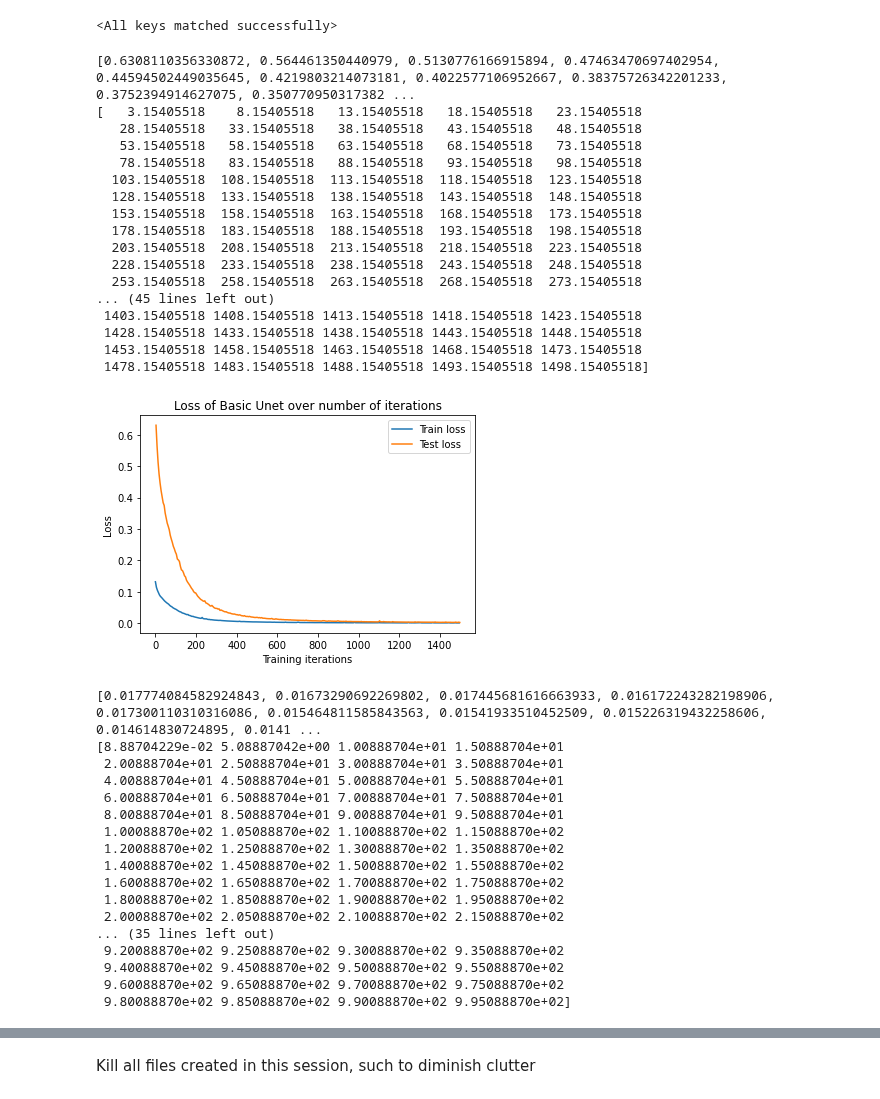
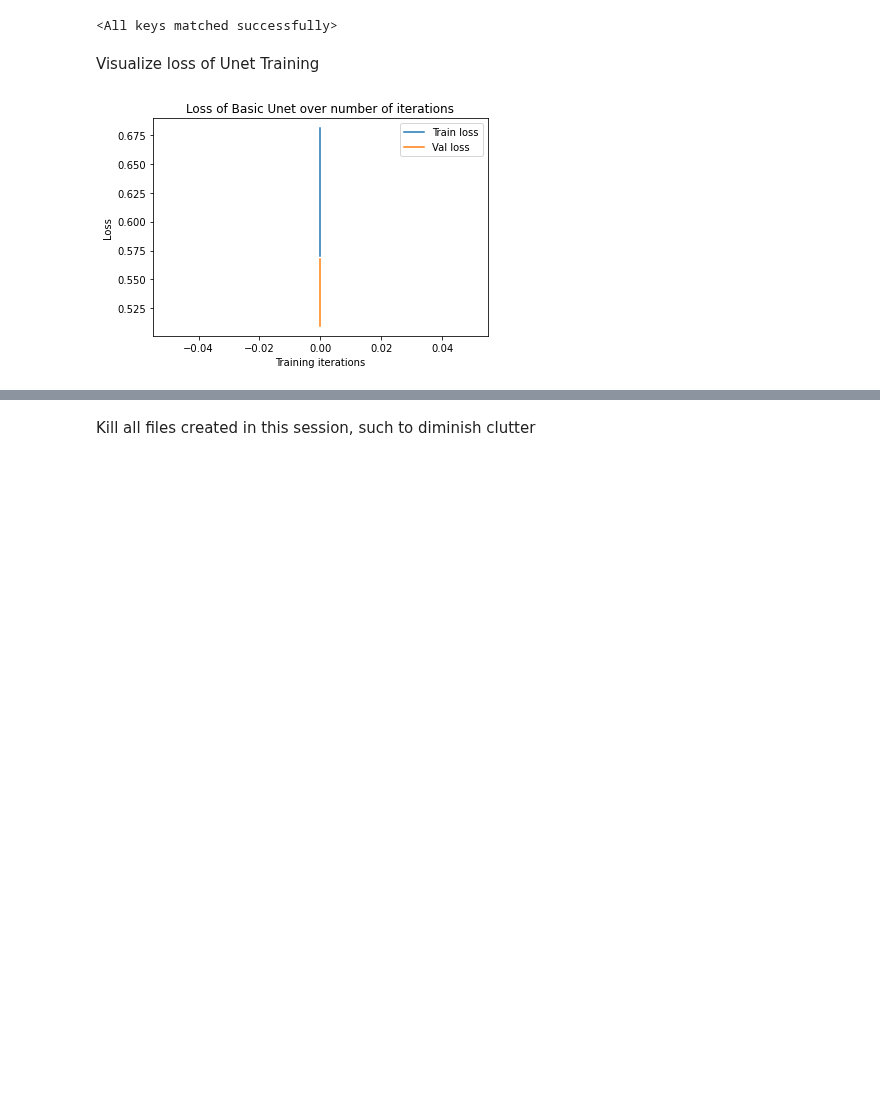
Before and after one commit to Nugni/Bachelor_rep_angiograms, a Jupyter notebook: src/Main.ipynb, the cells around one changed output, grey strips where cells are left out. Cells and saved outputs as stored; diff of their text form; code cells hidden in the pictures; blank space fills up the shorter version.

```diff
--- a/src/Main.ipynb
+++ b/src/Main.ipynb
@@ -17,6 +19,8 @@ starWidth = 20
 stopWidth = 2
 startLength = 20
 bifurcProb = 0.3 #should be changed to prop dist dependent on number of 'straigt' lines
+
+train_val_test_split_probs = [0.25, 0.25, 0.5]
 # %% [markdown]
 Make some trees
 # %%
@@ -49,3 +56,5 @@ torch.Size([1, 736, 736])
+# %%
+SynTrainData, SynValData, SynTestData = td.random_split(SynDataSet, train_val_test_split_probs)
 # %% [markdown]
 Visualize synthetic generated data
 # %%
@@ -157 +116,4 @@ testLoader = td.DataLoader(testData, shuffle=True)
+# %%
+trainLoader = td.DataLoader(SynTrainData, shuffle=True)
+valLoader = td.DataLoader(SynValData, shuffle=True)
 # %% [markdown]
@@ -166,8 +128,8 @@ net1 = net1.float() #hack that should remove float error
 optimizer = optim.Adam(net1.parameters(), lr=0.001)
 criterion = nn.BCELoss()
 criterion.to(device)
-epochs = 5
+epochs = 2
 
 #Training, pray for me. Idea; only print av. epoch error. Decide later
-trainLoss, testLoss, net = trainLoop(net1, optimizer, criterion, device, epochs, trainLoader, testLoader, print_interv=5)
+trainLoss, testLoss, net = trainLoop(net1, optimizer, criterion, device, epochs, trainLoader, valLoader, print_interv=1)
 # %% [output]
@@ -205,43 +152,11 @@ unetBasic = UnetBasic().to(device)
 unetBasic.load_state_dict(torch.load((modelPath + UnetName)))
 # %% [output]
 <All keys matched successfully>
+# %% [markdown]
+Visualize loss of Unet Training
 # %%
 from trainingFunctionality import visualizeLoss #need to fix
-visualizeLoss("Basic Unet", 5, trainLoss, testLoss)
-visualizeLoss("Basic Unet", 5, trainLoss[100:], testLoss[100:]) #something funky going on. Why does it stop at 1000 and not 1300??
+visualizeLoss("Basic Unet", 0, trainLoss, testLoss)
+#visualizeLoss("Basic Unet", 5, trainLoss[100:], testLoss[100:]) #something funky going on. Why does it stop at 1000 and not 1300??
 # %% [output]
-[0.6308110356330872, 0.564461350440979, 0.5130776166915894, 0.47463470697402954, 0.44594502449035645, 0.4219803214073181, 0.4022577106952667, 0.38375726342201233, 0.3752394914627075, 0.350770950317382 ...
-[   3.15405518    8.15405518   13.15405518   18.15405518   23.15405518
-   28.15405518   33.15405518   38.15405518   43.15405518   48.15405518
-   53.15405518   58.15405518   63.15405518   68.15405518   73.15405518
-   78.15405518   83.15405518   88.15405518   93.15405518   98.15405518
-  103.15405518  108.15405518  113.15405518  118.15405518  123.15405518
-  128.15405518  133.15405518  138.15405518  143.15405518  148.15405518
-  153.15405518  158.15405518  163.15405518  168.15405518  173.15405518
-  178.15405518  183.15405518  188.15405518  193.15405518  198.15405518
-  203.15405518  208.15405518  213.15405518  218.15405518  223.15405518
-  228.15405518  233.15405518  238.15405518  243.15405518  248.15405518
-  253.15405518  258.15405518  263.15405518  268.15405518  273.15405518
-... (45 lines left out)
- 1403.15405518 1408.15405518 1413.15405518 1418.15405518 1423.15405518
- 1428.15405518 1433.15405518 1438.15405518 1443.15405518 1448.15405518
- 1453.15405518 1458.15405518 1463.15405518 1468.15405518 1473.15405518
- 1478.15405518 1483.15405518 1488.15405518 1493.15405518 1498.15405518]
-[figure, old version]
+[figure, new version]
-[0.017774084582924843, 0.01673290692269802, 0.017445681616663933, 0.016172243282198906, 0.017300110310316086, 0.015464811585843563, 0.01541933510452509, 0.015226319432258606, 0.014614830724895, 0.0141 ...
-[8.88704229e-02 5.08887042e+00 1.00888704e+01 1.50888704e+01
- 2.00888704e+01 2.50888704e+01 3.00888704e+01 3.50888704e+01
- 4.00888704e+01 4.50888704e+01 5.00888704e+01 5.50888704e+01
- 6.00888704e+01 6.50888704e+01 7.00888704e+01 7.50888704e+01
- 8.00888704e+01 8.50888704e+01 9.00888704e+01 9.50888704e+01
- 1.00088870e+02 1.05088870e+02 1.10088870e+02 1.15088870e+02
- 1.20088870e+02 1.25088870e+02 1.30088870e+02 1.35088870e+02
- 1.40088870e+02 1.45088870e+02 1.50088870e+02 1.55088870e+02
- 1.60088870e+02 1.65088870e+02 1.70088870e+02 1.75088870e+02
- 1.80088870e+02 1.85088870e+02 1.90088870e+02 1.95088870e+02
- 2.00088870e+02 2.05088870e+02 2.10088870e+02 2.15088870e+02
-... (35 lines left out)
- 9.20088870e+02 9.25088870e+02 9.30088870e+02 9.35088870e+02
- 9.40088870e+02 9.45088870e+02 9.50088870e+02 9.55088870e+02
- 9.60088870e+02 9.65088870e+02 9.70088870e+02 9.75088870e+02
- 9.80088870e+02 9.85088870e+02 9.90088870e+02 9.95088870e+02]
```
Also changed, not shown: parts of 42 cells of this notebook.
